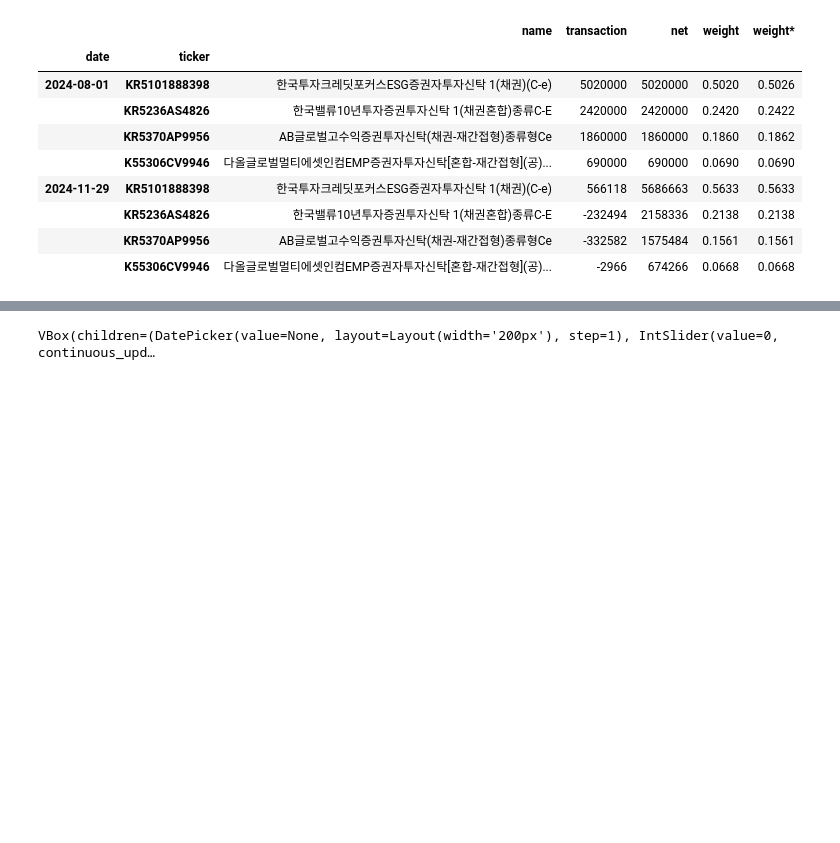
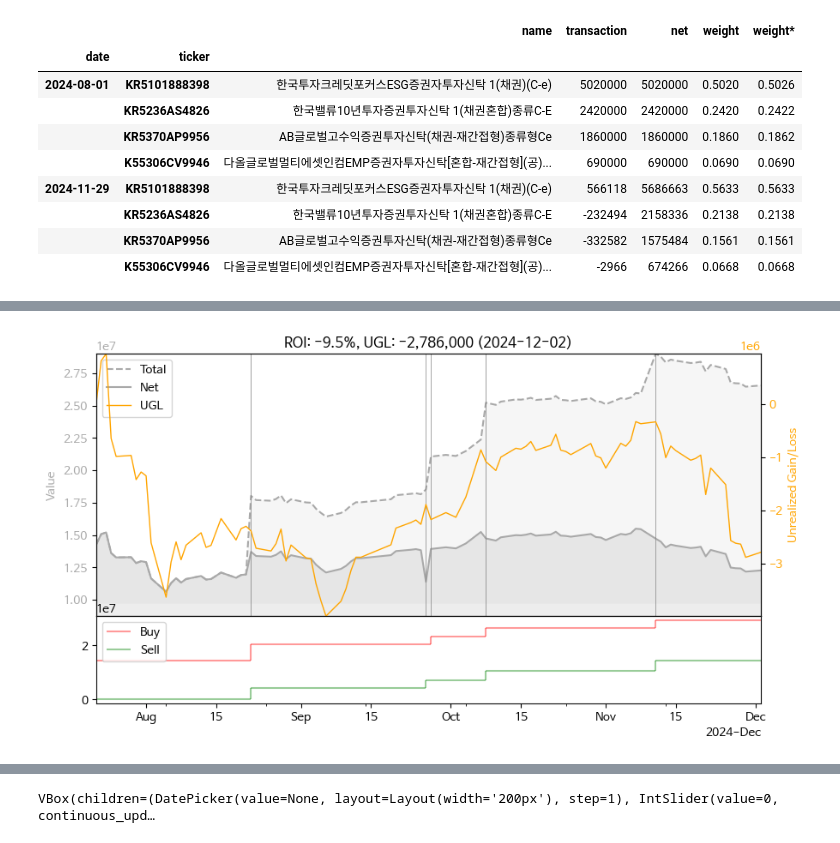
Before and after one commit to lbk209/portfolio, a Jupyter notebook: Allocate_Portfolio.ipynb, the cells around one changed output, grey strips where cells are left out. Saved outputs shown, nothing was run; the diff lists cells and outputs as text; code cells hidden in the pictures; blank space fills up the shorter version.

```diff
--- a/Allocate_Portfolio.ipynb
+++ b/Allocate_Portfolio.ipynb
@@ -856,0 +968,2 @@ Set save=True to save transaction record
+# %%
+pf_mmt = PM.create_portfolio('MMT', cost=file_cost)
@@ -856,0 +1012,6 @@ Set save=True to save transaction record
+# %%
+_ = pf_mmt.update_record()
+# %%
+pf_mmt.plot(roi=False)
+# %% [output]
+[figure, added]
```
Also changed, not shown: parts of 37 cells of this notebook, 1 other file.
